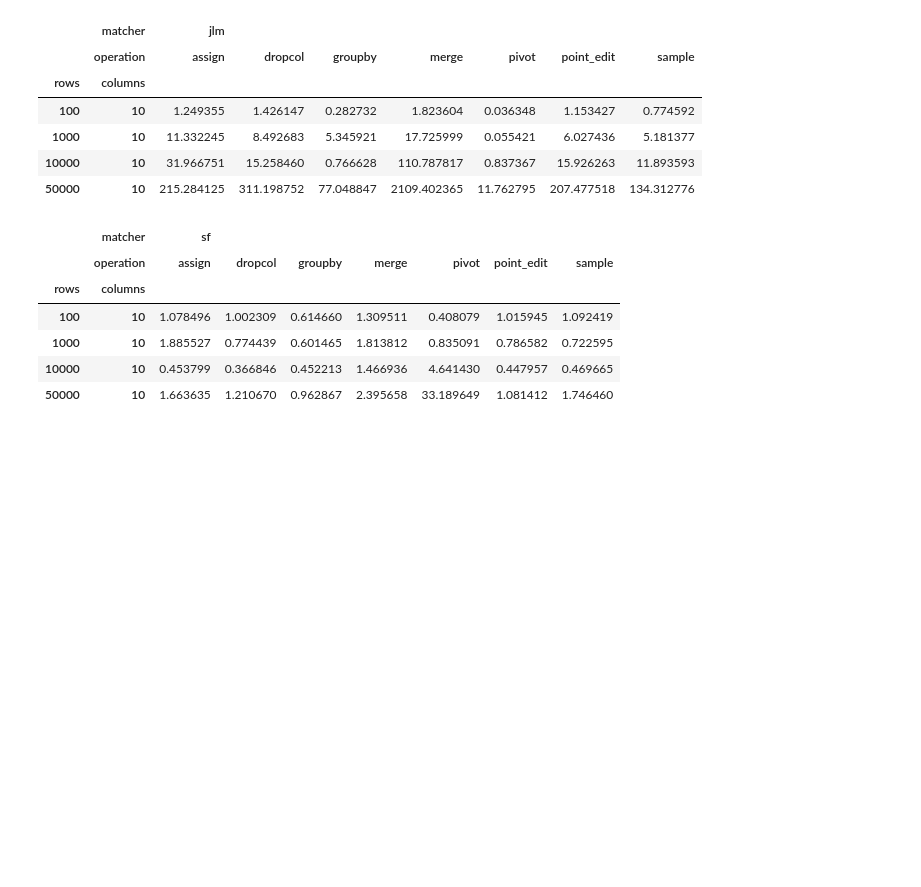
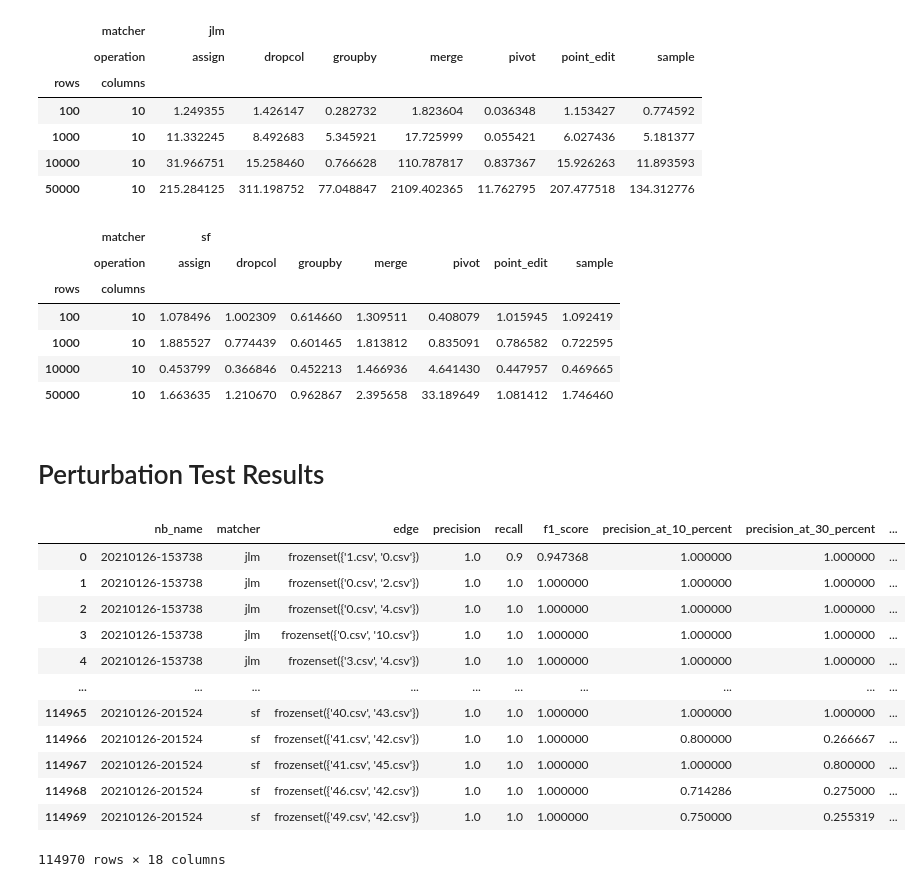
Before and after one commit to suhailrehman/relic, a Jupyter notebook: notebooks/valentine_test.ipynb, the cells around one changed output. Cells and saved outputs as stored; diff of their text form; code cells hidden in the pictures; blank space fills up the shorter version.

```diff
--- a/notebooks/valentine_test.ipynb
+++ b/notebooks/valentine_test.ipynb
@@ -454,3 +447,39 @@ runtime_pivoted[['sf']]
 | 1000 | 10 | 1.885527 | 0.774439 | 0.601465 | 1.813812 | 0.835091 | 0.786582 | 0.722595 |
 | 10000 | 10 | 0.453799 | 0.366846 | 0.452213 | 1.466936 | 4.641430 | 0.447957 | 0.469665 |
 | 50000 | 10 | 1.663635 | 1.210670 | 0.962867 | 2.395658 | 33.189649 | 1.081412 | 1.746460 |
+# %% [markdown]
+# Perturbation Test Results
+# %%
+import os
+import glob
+import pandas as pd
+from tqdm.auto import tqdm
+
+
+base_dir = '/mnt/roscoe/data/relic/relic_datasets_vldb_2021/dataset_flat_exact/'
+realworld_nb = 'titanic'
+
+
+workflow_ids = sorted([d for d in os.listdir(base_dir) if os.path.isdir(os.path.join(base_dir, d))])
+valentine_results = []
+
+for i in tqdm(workflow_ids):
+    for r_csv_file in glob.glob(f"{base_dir}/{i}/inferred/valentine*.csv"):
+        valentine_results.append(pd.read_csv(r_csv_file, index_col=0))
+
+vdf = pd.concat(valentine_results).reset_index(drop=True)
+vdf
+# %% [output]
+|  | nb_name | matcher | edge | precision | recall | f1_score | precision_at_10_percent | precision_at_30_percent | ... |
+| 0 | 20210126-153738 | jlm | frozenset({'1.csv', '0.csv'}) | 1.0 | 0.9 | 0.947368 | 1.000000 | 1.000000 | ... |
+| 1 | 20210126-153738 | jlm | frozenset({'0.csv', '2.csv'}) | 1.0 | 1.0 | 1.000000 | 1.000000 | 1.000000 | ... |
+| 2 | 20210126-153738 | jlm | frozenset({'0.csv', '4.csv'}) | 1.0 | 1.0 | 1.000000 | 1.000000 | 1.000000 | ... |
+| 3 | 20210126-153738 | jlm | frozenset({'0.csv', '10.csv'}) | 1.0 | 1.0 | 1.000000 | 1.000000 | 1.000000 | ... |
+| 4 | 20210126-153738 | jlm | frozenset({'3.csv', '4.csv'}) | 1.0 | 1.0 | 1.000000 | 1.000000 | 1.000000 | ... |
+| ... | ... | ... | ... | ... | ... | ... | ... | ... | ... |
+| 114965 | 20210126-201524 | sf | frozenset({'40.csv', '43.csv'}) | 1.0 | 1.0 | 1.000000 | 1.000000 | 1.000000 | ... |
+| 114966 | 20210126-201524 | sf | frozenset({'41.csv', '42.csv'}) | 1.0 | 1.0 | 1.000000 | 0.800000 | 0.266667 | ... |
+| 114967 | 20210126-201524 | sf | frozenset({'41.csv', '45.csv'}) | 1.0 | 1.0 | 1.000000 | 1.000000 | 0.800000 | ... |
+| 114968 | 20210126-201524 | sf | frozenset({'46.csv', '42.csv'}) | 1.0 | 1.0 | 1.000000 | 0.714286 | 0.275000 | ... |
+| 114969 | 20210126-201524 | sf | frozenset({'49.csv', '42.csv'}) | 1.0 | 1.0 | 1.000000 | 0.750000 | 0.255319 | ... |
+114970 rows × 18 columns
```
Also changed, not shown: parts of 15 cells of this notebook, 4 other files.
